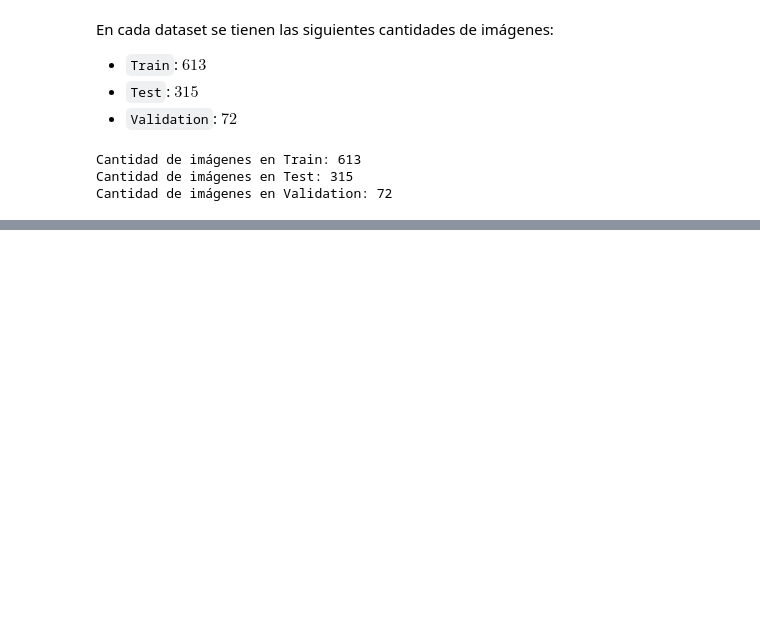
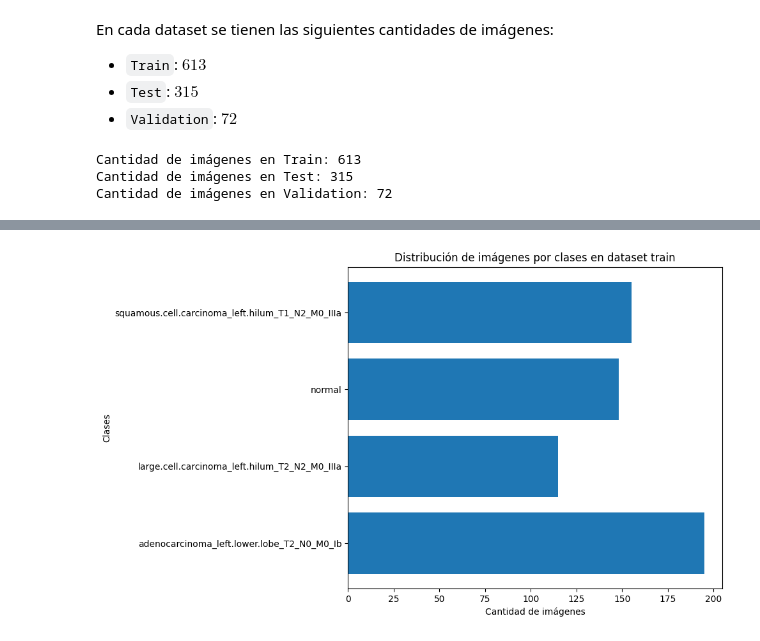
Before and after one commit to gasper-az/vision-computadora-II-trabajo-final, a Jupyter notebook: trabajo-final.ipynb, the cells around one changed output, grey strips where cells are left out. Drawn from its saved outputs; the diff is of its cells as text; code cells hidden in the pictures; blank space fills up the shorter version.

Commit message:
[EDA] Distribución de clases + gráficos

```diff
--- a/trabajo-final.ipynb
+++ b/trabajo-final.ipynb
@@ -77,0 +88,42 @@ Cantidad de imágenes en Validation: 72
+# %%
+def get_class_counts(dataset: ImageFolder) -> Tuple[list, list]:
+  """
+  Dado un dataset de tipo ImageFolder, devuelve las clases y
+  su cantidad de ocurrencias.
+
+  Args:
+    dataset (ImageFolder): Dataset sobre el cual se obtendrán las
+      clases y sus cantidades de ocurrencias.
+  Returns:
+    Tuple[list, list]: Devuelve dos listas:
+      class_names: nombre de clases del dataset.
+      counts: cantidad de ocurrencia de cada clase en el dataset.
+  """
+  class_labels = dataset.targets
+  class_counts = Counter(class_labels)
+  class_names = train_data.classes
+  counts = [class_counts[i] for i in range(len(class_names))]
+
+  return class_names, counts
+# %%
+def plot_image_class_distribution(dataset: ImageFolder,
+                                  datasetName: str = "train",
+                                  figsize: tuple = (10, 6)):
+  """
+  Grafica la distribución de clases de un dataset de imágenes.
+
+  Args:
+    dataset (ImageFolder): dataset cuyas clases se graficarán.
+    datasetName (str): nombre del dataset, que se utilizará para el título
+      del gráfico.
+    figsize (tuple): tamaño del gráfico. Por defecto es (10, 6).
+  """
+  class_names, counts = get_class_counts(dataset=dataset)
+
+  plt.figure(figsize=figsize)
+  plt.barh(class_names, counts)
+  plt.xlabel("Cantidad de imágenes")
+  plt.ylabel("Clases")
+  plt.title(f"Distribución de imágenes por clases en dataset {datasetName}")
+  plt.tight_layout()
+  plt.show()
@@ -77,0 +143,4 @@ Cantidad de imágenes en Validation: 72
+# %%
+plot_image_class_distribution(dataset=train_data, datasetName="train")
+# %% [output]
+[figure, added]
```
Also changed, not shown: parts of 8 cells of this notebook.
